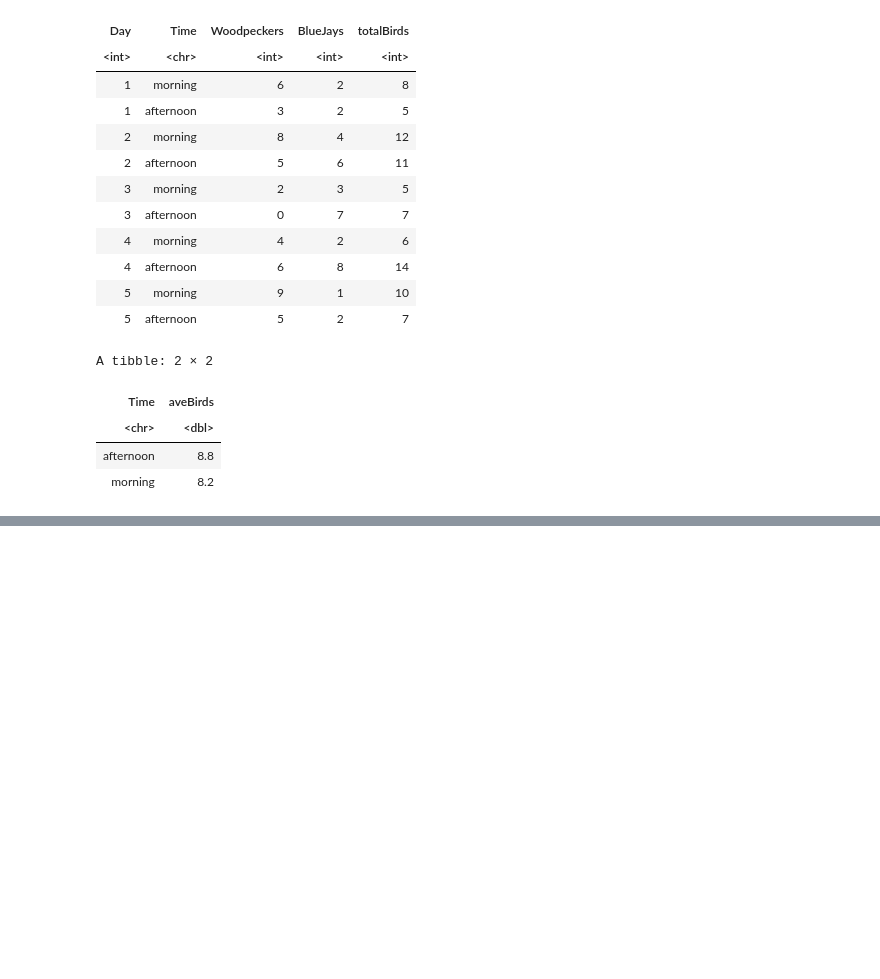
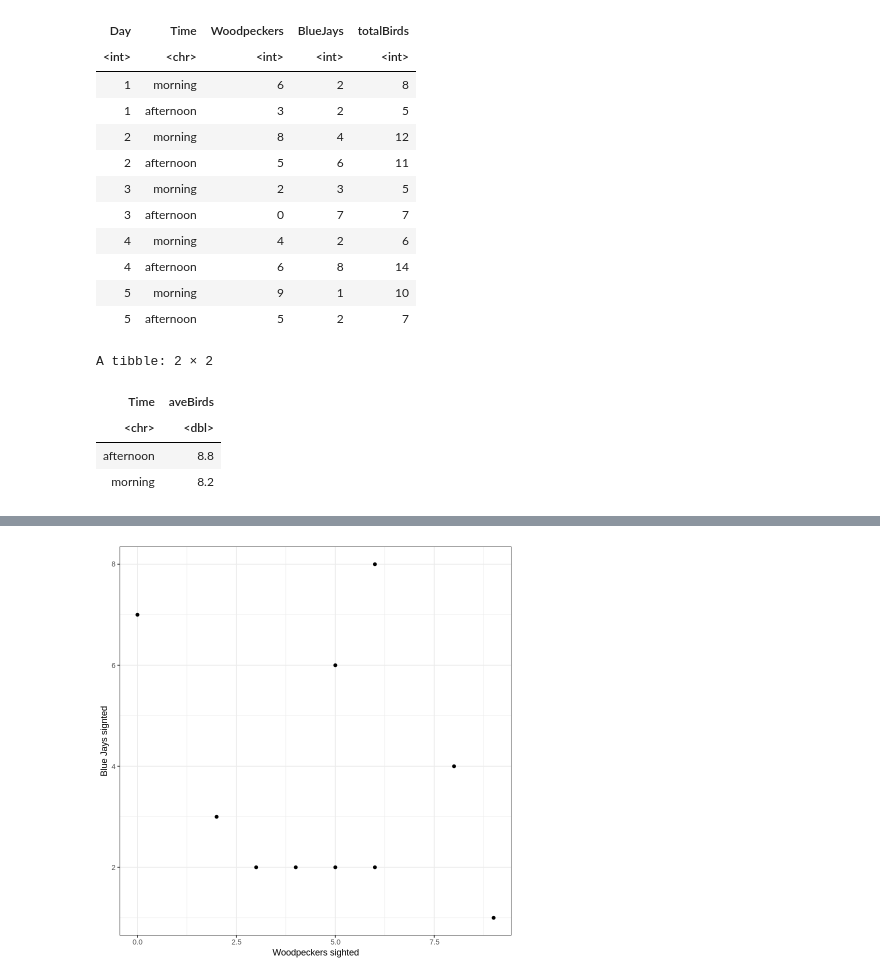
Before and after one commit to KaraNuss/coding-intro, a Jupyter notebook: Getting_Started.ipynb, the cells around one changed output, grey strips where cells are left out. Cells and saved outputs as stored; diff of their text form; code cells hidden in the pictures; blank space fills up the shorter version.

```diff
--- a/Getting_Started.ipynb
+++ b/Getting_Started.ipynb
@@ -121,0 +146,9 @@ A tibble: 2 × 2
+# %%
+ggplot(birds, aes(x = Woodpeckers, y = BlueJays)) +
+  geom_point() +
+  theme_bw() +
+  xlab ("Woodpeckers sighted") +
+  ylab ("Blue Jays signted")
+# Same as before but gets rid of gray background and adds better labels
+# %% [output]
+[figure, added]
```
Also changed, not shown: parts of 11 cells of this notebook.
